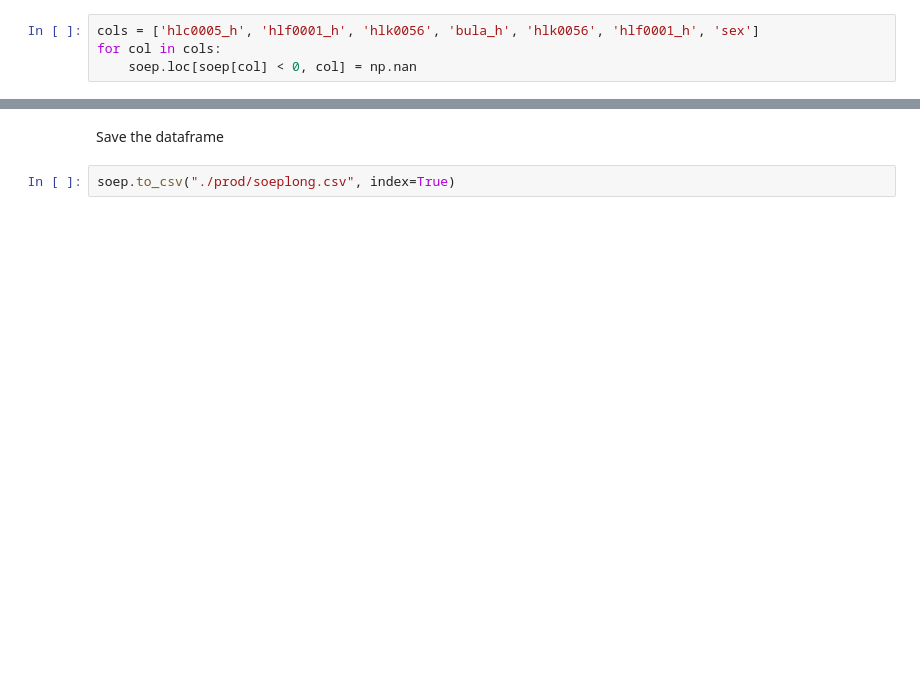
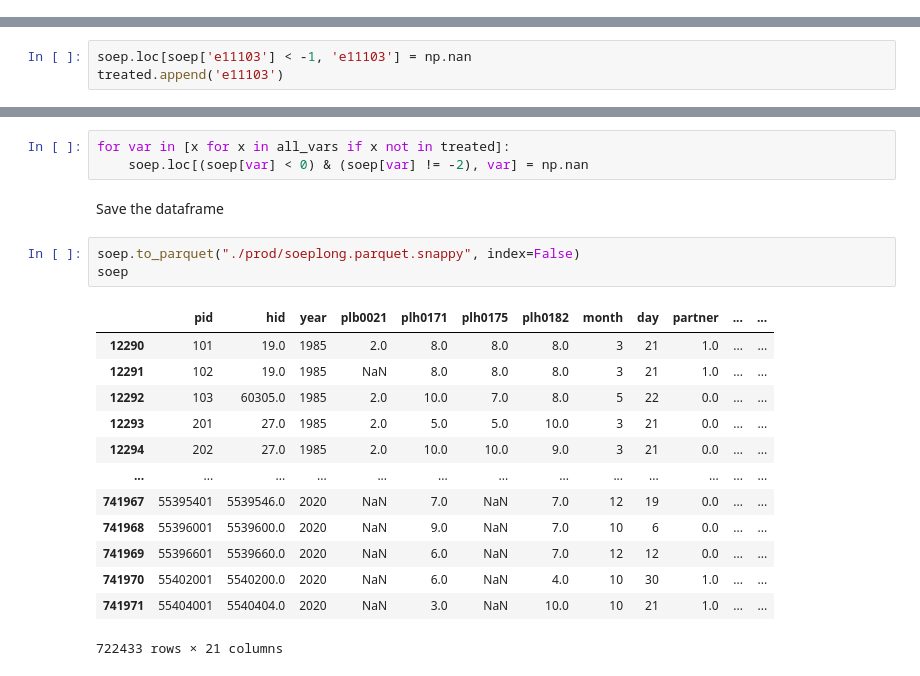
Before and after one commit to marcosousapoza/swb-temperature, a Jupyter notebook: soepmerge.ipynb, the cells around one changed output, grey strips where cells are left out. Drawn from its saved outputs; the diff is of its cells as text; blank space fills up the shorter version.

```diff
--- a/soepmerge.ipynb
+++ b/soepmerge.ipynb
@@ -202,4 +205,0 @@ In the follwoing variables the negative values add no information and are theref
-# %%
-cols = ['hlc0005_h', 'hlf0001_h', 'hlk0056', 'bula_h', 'hlk0056', 'hlf0001_h', 'sex']
-for col in cols:
-    soep.loc[soep[col] < 0, col] = np.nan
@@ -205,0 +208,3 @@ for col in cols:
+# %%
+soep.loc[soep['e11103'] < -1, 'e11103'] = np.nan
+treated.append('e11103')
@@ -206,4 +213,22 @@ for col in cols:
+# %%
+for var in [x for x in all_vars if x not in treated]:
+    soep.loc[(soep[var] < 0) & (soep[var] != -2), var] = np.nan
 # %% [markdown]
 Save the dataframe
 # %%
-soep.to_csv("./prod/soeplong.csv", index=True)
+soep.to_parquet("./prod/soeplong.parquet.snappy", index=False)
+soep
+# %% [output]
+|  | pid | hid | year | plb0021 | plh0171 | plh0175 | plh0182 | month | day | partner | ... | ... |
+| 12290 | 101 | 19.0 | 1985 | 2.0 | 8.0 | 8.0 | 8.0 | 3 | 21 | 1.0 | ... | ... |
+| 12291 | 102 | 19.0 | 1985 | NaN | 8.0 | 8.0 | 8.0 | 3 | 21 | 1.0 | ... | ... |
+| 12292 | 103 | 60305.0 | 1985 | 2.0 | 10.0 | 7.0 | 8.0 | 5 | 22 | 0.0 | ... | ... |
+| 12293 | 201 | 27.0 | 1985 | 2.0 | 5.0 | 5.0 | 10.0 | 3 | 21 | 0.0 | ... | ... |
+| 12294 | 202 | 27.0 | 1985 | 2.0 | 10.0 | 10.0 | 9.0 | 3 | 21 | 0.0 | ... | ... |
+| ... | ... | ... | ... | ... | ... | ... | ... | ... | ... | ... | ... | ... |
+| 741967 | 55395401 | 5539546.0 | 2020 | NaN | 7.0 | NaN | 7.0 | 12 | 19 | 0.0 | ... | ... |
+| 741968 | 55396001 | 5539600.0 | 2020 | NaN | 9.0 | NaN | 7.0 | 10 | 6 | 0.0 | ... | ... |
+| 741969 | 55396601 | 5539660.0 | 2020 | NaN | 6.0 | NaN | 7.0 | 12 | 12 | 0.0 | ... | ... |
+| 741970 | 55402001 | 5540200.0 | 2020 | NaN | 6.0 | NaN | 4.0 | 10 | 30 | 1.0 | ... | ... |
+| 741971 | 55404001 | 5540404.0 | 2020 | NaN | 3.0 | NaN | 10.0 | 10 | 21 | 1.0 | ... | ... |
+722433 rows × 21 columns
```
Also changed, not shown: parts of 17 cells of this notebook, 2 other files.
